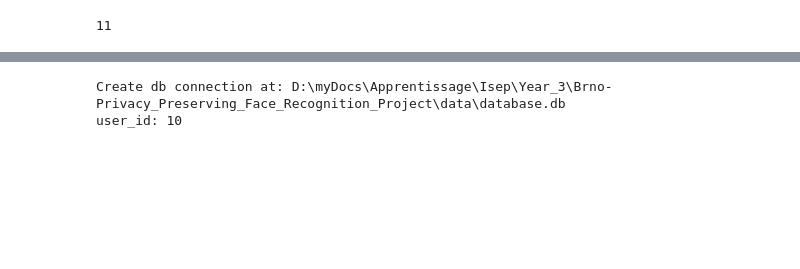
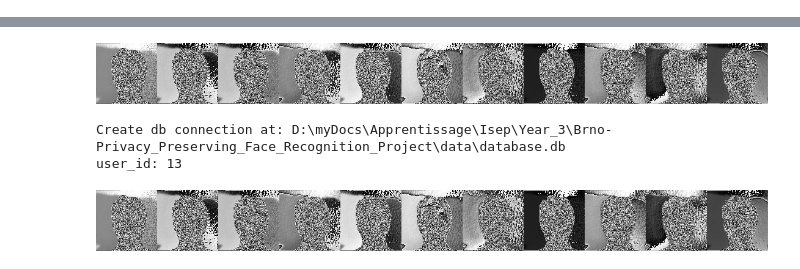
Before and after one commit to Deathvanos/Privacy_Preserving_Face_Recognition_Project, a Jupyter notebook: src/modules/GUI_notebook.ipynb, the cells around one changed output, grey strips where cells are left out. Saved outputs shown, nothing was run; the diff lists cells and outputs as text; code cells hidden in the pictures; blank space fills up the shorter version.

```diff
--- a/src/modules/GUI_notebook.ipynb
+++ b/src/modules/GUI_notebook.ipynb
@@ -130,16 +119,11 @@ n_components: 8
 epsilon = 0.01
 res4 = run_add_noise(projection, epsilon, sensitivity=1.0)
 
+
 # Étape 5 : Reconstruction
 res5 = run_reconstruction(pca, res4, image_size)
 
 # Print result
-import base64
-from io import BytesIO
-from PIL import Image
 imgs = [Image.open(BytesIO(base64.b64decode(img))) for img in res5]
-print(len(imgs))
-imgs[0].show()
-res5
+display_images_side_by_side([base64_to_pil(img) for img in res5])
 # %% [output]
-11
@@ -157,15 +130,16 @@ res5
+[figure, added]
 # %%
 db = DatabaseController(r"..\..\data\database.db")
 
 user_id = db.add_user(np.array(res5))
 print(f"user_id: {user_id}")
 
+# Get user db images
 user = db.get_user(user_id)
 
-base64_str = user[0]
-image_bytes = base64.b64decode(base64_str)
-image = Image.open(io.BytesIO(image_bytes))
-image.show()
+#Print result
+display_images_side_by_side([base64_to_pil(img) for img in user])
 # %% [output]
 Create db connection at: D:\myDocs\Apprentissage\Isep\Year_3\Brno-Privacy_Preserving_Face_Recognition_Project\data\database.db
-user_id: 10
+user_id: 13
+[figure, added]
```
Also changed, not shown: parts of 6 cells of this notebook, 1 other file.
